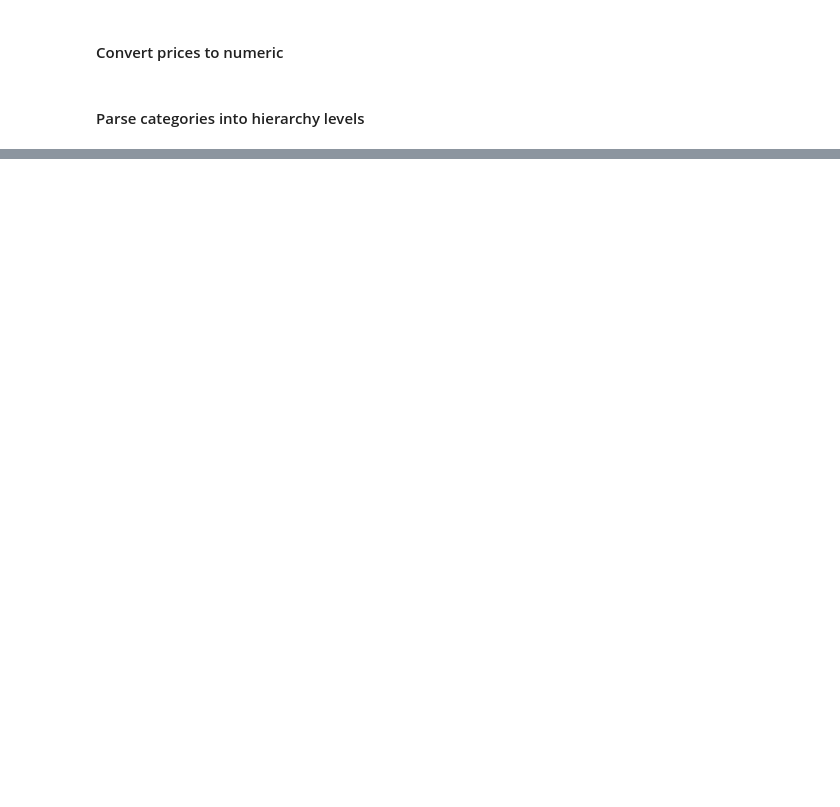
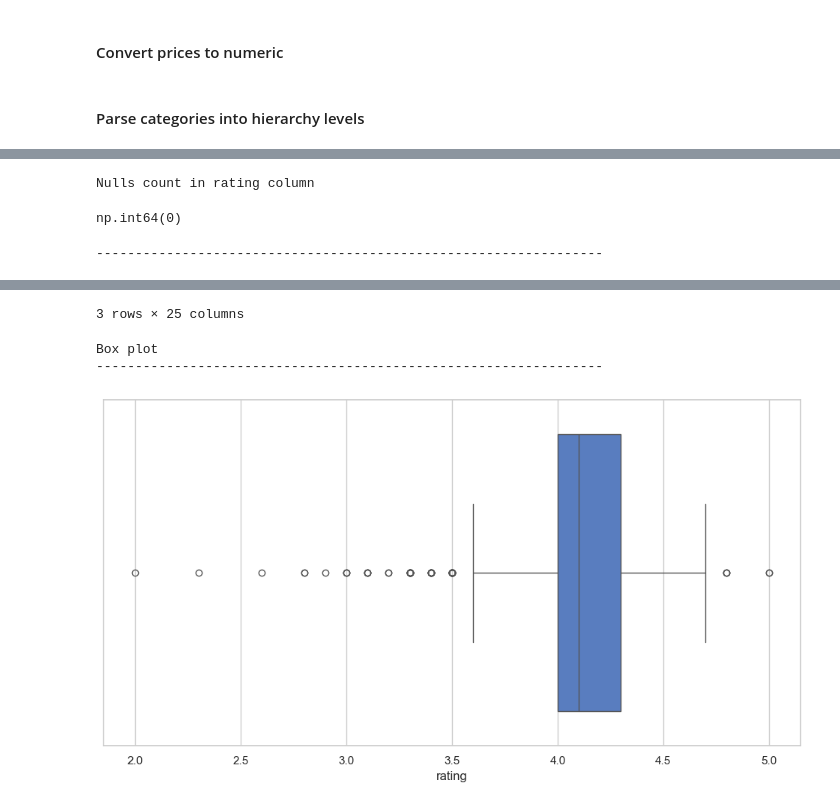
Before and after one commit to nayakrakshith007/Product_Recommendation_System, a Jupyter notebook: Code/Scalar_Product_Recommendation_Sysyem.ipynb, the cells around one changed output, grey strips where cells are left out. Cells and saved outputs as stored; diff of their text form; code cells hidden in the pictures; blank space fills up the shorter version.

```diff
--- a/Code/Scalar_Product_Recommendation_Sysyem.ipynb
+++ b/Code/Scalar_Product_Recommendation_Sysyem.ipynb
@@ -290,7 +292,10 @@ category_hierarchy_df.columns = [f'category_level_{i+1}' for i in category_hiera
 #cancat it to the original dataframe
 df = pd.concat([df, category_hierarchy_df],axis=1)
 
-df.head()
+# Extract last category level after splitting by '|'
+df['category_last_level'] = df['category'].astype(str).apply(lambda x: x.split('|')[-1] if '|' in x else x)
+
+df.head(3)
 # %% [output]
 |  | product_id | product_name | category | discounted_price | actual_price | discount_percentage | rating | ... |
 | 0 | B07JW9H4J1 | Wayona Nylon Braided USB to Light... | Computers&Accessories|Accessories... | 399.0 | 1099.0 | 64.0 | 4.2 | ... |
@@ -302,3 +324,72 @@ df.head()
 # %%
+# normaling the ratings using z-score
 
-df.
+from scipy.stats import zscore
+
+#Check for nulls : 0
+print('Nulls count in rating column')
+display(df['rating'].isnull().sum())
+print('-----------------------------------------------------------------')
+# print(df['rating'].dtype)
+
+#convert the | in rating to NA
+df['rating'] = df['rating'].replace(['|'], pd.NA)
+df['rating'] = pd.to_numeric(df['rating'], errors='coerce')
+
+# convert the rating to int
+df['rating'] = df['rating'].astype(float)
+# print(df['rating'].dtype)
+
+#dropping rows with Null rating
+# df = df['rating'].dropna()
+
+# Calculate mean and std on non-null values
+mean_rating = df['rating'].mean()
+std_rating = df['rating'].std()
+
+# Drop rows where rating or rating_count is null
+df = df[df['rating'].notna() & df['rating_count'].notna()]
+
+# Apply z-score only on valid rows
+df['rating_z_score'] = (df['rating'] - mean_rating) / std_rating
+
+display(df.head(3))
+
+
+# Compute Q1 and Q3
+Q1 = df['rating'].quantile(0.25)
+Q3 = df['rating'].quantile(0.75)
+IQR = Q3 - Q1
+
+# Define outlier thresholds
+lower_bound = Q1 - 1.5 * IQR
+upper_bound = Q3 + 1.5 * IQR
+
+# Identify outliers
+outlier_mask = (df['rating'] < lower_bound) | (df['rating'] > upper_bound)
+num_outliers = outlier_mask.sum()
+
+print('Box plot')
+print('-----------------------------------------------------------------')
+sns.boxplot(x=df['rating'])
+plt.show()
+
+print('-----------------------------------------------------------------')
+print(f"Q1 (25th percentile): {Q1}")
+print(f"Q3 (75th percentile): {Q3}")
+print(f"IQR: {IQR}")
+print(f"Lower Bound: {lower_bound}")
+print(f"Upper Bound: {upper_bound}")
+print(f"Number of rating outliers: {num_outliers}")
+
+# -----
+print('-----------------------------------------------------------------')
+print('outliers in the normalized rating')
+outlier_mask = df['rating_z_score'].abs() > 3
+num_outliers = outlier_mask.sum()
+
+print(f"Number of outliers in rating column (|Z| > 3): {num_outliers}")
+# %% [output]
+Nulls count in rating column
+np.int64(0)
+-----------------------------------------------------------------
@@ -304,0 +400,4 @@ df.
+3 rows × 25 columns
+Box plot
+-----------------------------------------------------------------
+[figure, added]
```
Also changed, not shown: parts of 31 cells of this notebook.
